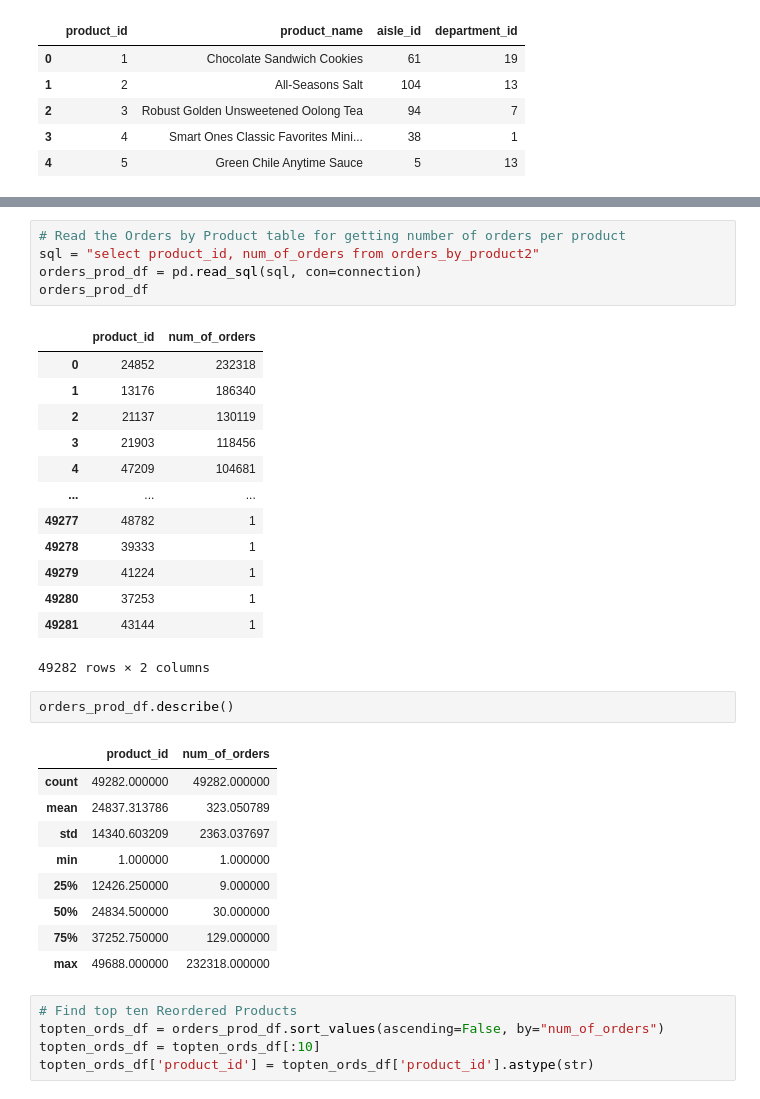
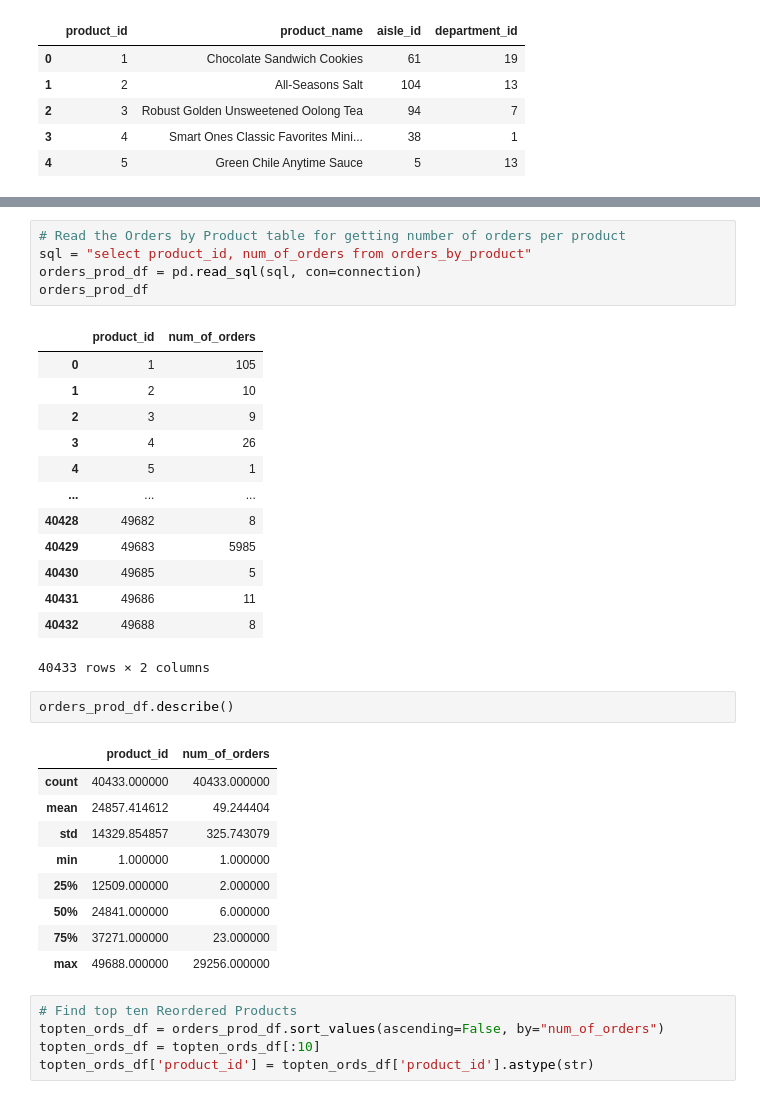
Before and after one commit to Solrys/Instacart-Analysis-by-Pandavas, a Jupyter notebook: Machine_learning_ProductReordering.ipynb, the cells around one changed output, grey strips where cells are left out. Cells and saved outputs as stored; diff of their text form.

```diff
--- a/Machine_learning_ProductReordering.ipynb
+++ b/Machine_learning_ProductReordering.ipynb
@@ -141,34 +122,34 @@ orders_df
 # %%
 # Read the Orders by Product table for getting number of orders per product
-sql = "select product_id, num_of_orders from orders_by_product2"
+sql = "select product_id, num_of_orders from orders_by_product"
 orders_prod_df = pd.read_sql(sql, con=connection)
 orders_prod_df
 # %% [output]
 |  | product_id | num_of_orders |
-| 0 | 24852 | 232318 |
-| 1 | 13176 | 186340 |
-| 2 | 21137 | 130119 |
-| 3 | 21903 | 118456 |
-| 4 | 47209 | 104681 |
+| 0 | 1 | 105 |
+| 1 | 2 | 10 |
+| 2 | 3 | 9 |
+| 3 | 4 | 26 |
+| 4 | 5 | 1 |
 | ... | ... | ... |
-| 49277 | 48782 | 1 |
-| 49278 | 39333 | 1 |
-| 49279 | 41224 | 1 |
-| 49280 | 37253 | 1 |
-| 49281 | 43144 | 1 |
+| 40428 | 49682 | 8 |
+| 40429 | 49683 | 5985 |
+| 40430 | 49685 | 5 |
+| 40431 | 49686 | 11 |
+| 40432 | 49688 | 8 |
-49282 rows × 2 columns
+40433 rows × 2 columns
 # %%
 orders_prod_df.describe()
 # %% [output]
 |  | product_id | num_of_orders |
-| count | 49282.000000 | 49282.000000 |
-| mean | 24837.313786 | 323.050789 |
-| std | 14340.603209 | 2363.037697 |
+| count | 40433.000000 | 40433.000000 |
+| mean | 24857.414612 | 49.244404 |
+| std | 14329.854857 | 325.743079 |
 | min | 1.000000 | 1.000000 |
-| 25% | 12426.250000 | 9.000000 |
-| 50% | 24834.500000 | 30.000000 |
-| 75% | 37252.750000 | 129.000000 |
-| max | 49688.000000 | 232318.000000 |
+| 25% | 12509.000000 | 2.000000 |
+| 50% | 24841.000000 | 6.000000 |
+| 75% | 37271.000000 | 23.000000 |
+| max | 49688.000000 | 29256.000000 |
 # %%
 # Find top ten Reordered Products
 topten_ords_df = orders_prod_df.sort_values(ascending=False, by="num_of_orders")
```
Also changed, not shown: parts of 32 cells of this notebook.
